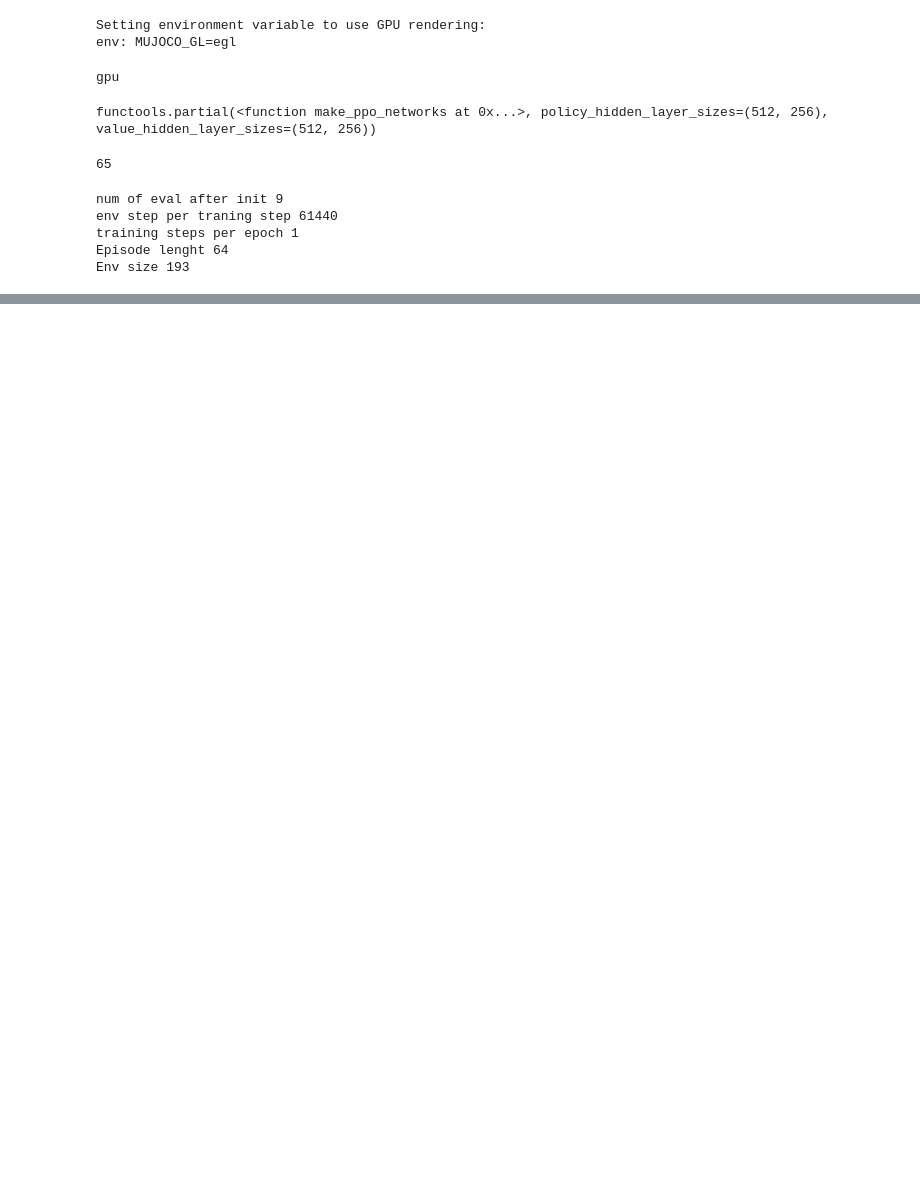
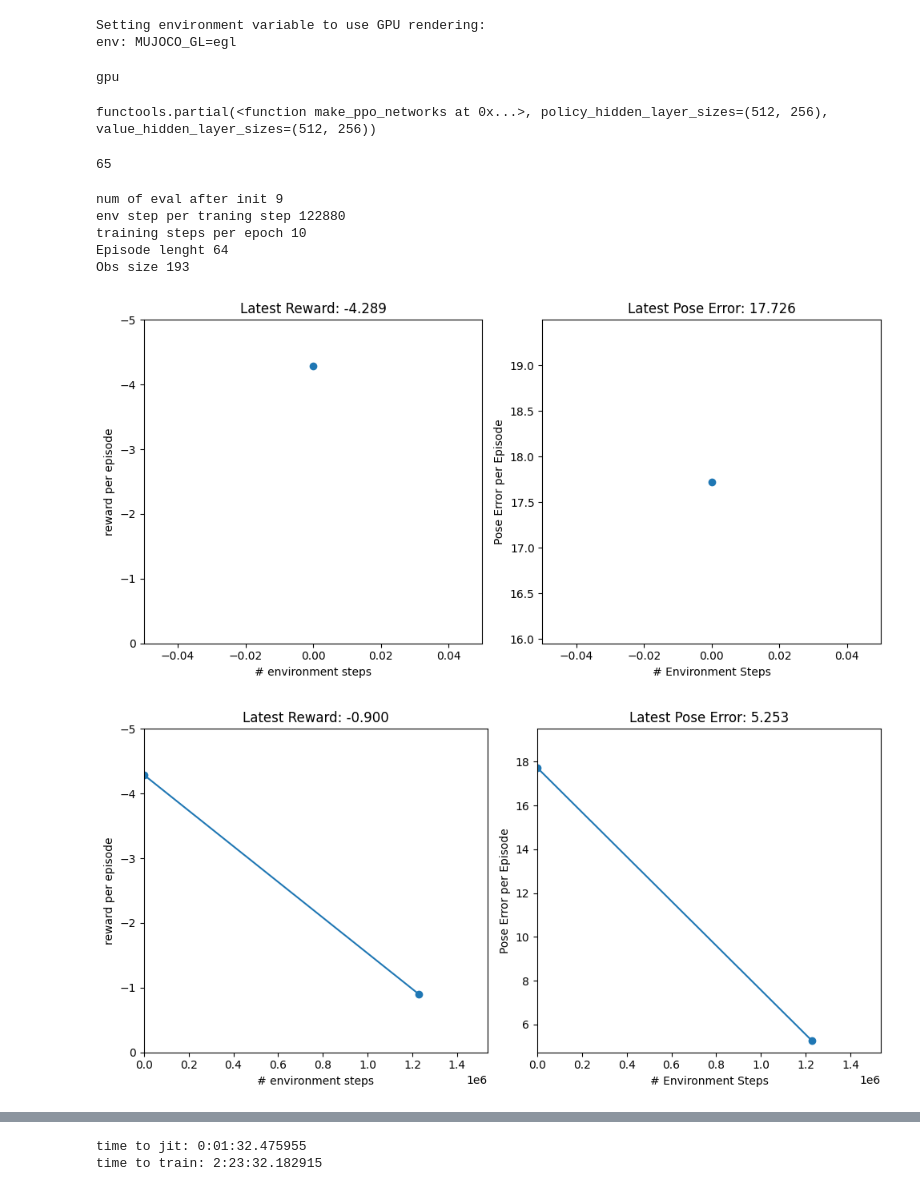
Before and after one commit to Galleta12/Physics-Based-RL, a Jupyter notebook: rl_test_5.ipynb, the cells around one changed output, grey strips where cells are left out. Drawn from its saved outputs; the diff is of its cells as text; code cells hidden in the pictures; blank space fills up the shorter version.

```diff
--- a/rl_test_5.ipynb
+++ b/rl_test_5.ipynb
@@ -91,15 +91,16 @@ print(episode_len)
 # %%
 train_fn = functools.partial(
     ppo.train,
-    num_timesteps=100_000,  # Total timesteps for training
+    num_timesteps=10_000_000,  # Total timesteps for training
     #num_timesteps=100_000_000,  # Total timesteps for training
     num_evals=10,
-    num_eval_envs=args.num_eval_envs,
+    num_eval_envs=128,
+    #num_eval_envs=args.num_eval_envs,
     reward_scaling=1,
     episode_length=episode_len-1,  # Ensure episode_len is defined
     normalize_observations=args.normalize_observations,
     action_repeat=1,
-    unroll_length=10,
+    unroll_length=20,
     num_minibatches=24,  # Adjusted number of minibatches
     num_updates_per_batch=4,
     discounting=0.97,  # Discount factor γ
@@ -132,33 +133,35 @@ def progress(num_steps, metrics):
   plt.subplot(1, 2, 1)
   plt.xlim([0, num_steps* 1.25])
   plt.ylim([max_y_rewards, min_y_rewards])
 
   plt.xlabel('# environment steps')
   plt.ylabel('reward per episode')
   plt.title(f'Latest Reward: {y_data[-1]:.3f}')
   plt.plot(x_data, y_data, '-o')
 
   plt.subplot(1, 2, 2)
   plt.xlim([0, num_steps* 1.25])
   plt.ylim([min(y_pose_error) * 0.9, max(y_pose_error) * 1.1])
   plt.xlabel('# Environment Steps')
   plt.ylabel('Pose Error per Episode')
   plt.title(f'Latest Pose Error: {y_pose_error[-1]:.3f}')
   plt.plot(x_data, y_pose_error, '-o')
 
 
   plt.tight_layout()
   plt.show()
 
 make_inference_fn, params, _= train_fn(environment=env_eval,
                                        progress_fn=progress,
                                        eval_env=env_eval)
 
 print(f'time to jit: {times[1] - times[0]}')
 print(f'time to train: {times[-1] - times[1]}')
 # %% [output]
 num of eval after init 9
-env step per traning step 61440
-training steps per epoch 1
+env step per traning step 122880
+training steps per epoch 10
 Episode lenght 64
-Env size 193
+Obs size 193
+[figure, added]
+[figure, added]
@@ -165,3 +176,5 @@ Env size 193
+time to jit: 0:01:32.475955
+time to train: 2:23:32.182915
 # %%
 import os
 
```
Also changed, not shown: parts of 2 cells of this notebook, 4 other files.
